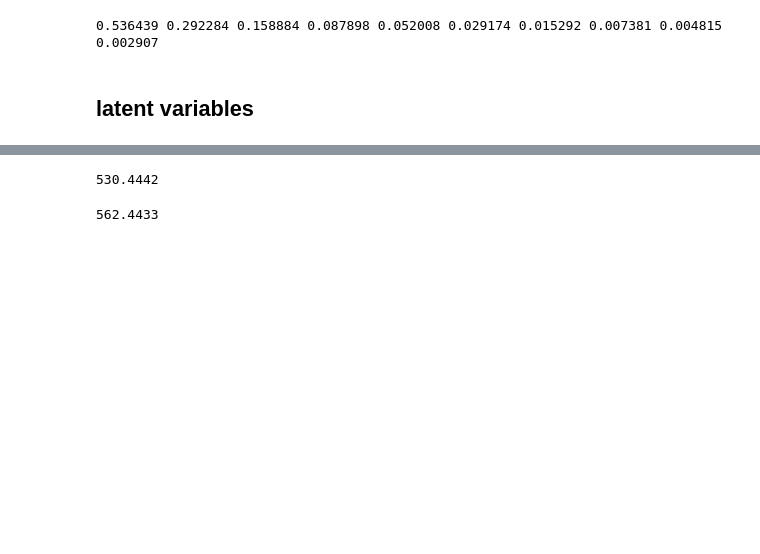
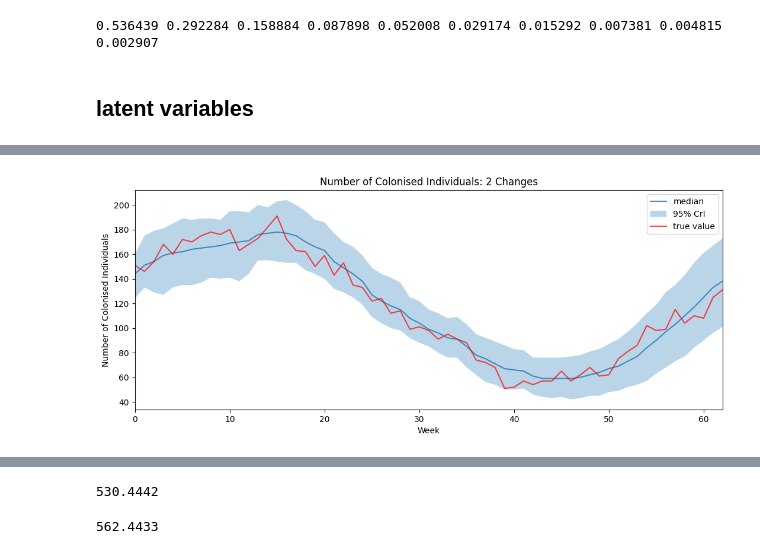
Before and after one commit to neilljn/AntiDOTE_Methods, a Jupyter notebook: experiments/sim_study_rippler_varying_U_changes/results.ipynb, the cells around one changed output, grey strips where cells are left out. Drawn from its saved outputs; the diff is of its cells as text; code cells hidden in the pictures; blank space fills up the shorter version.

```diff
--- a/experiments/sim_study_rippler_varying_U_changes/results.ipynb
+++ b/experiments/sim_study_rippler_varying_U_changes/results.ipynb
@@ -261,0 +288,26 @@ del(MCMC_noncentred_acc_10)
+# %%
+# importing the saved run of the X matrices resulting from the latent variables
+MCMC_noncentred_X = zarr.open('./MCMC_output/U_02/X.zarr', mode='r')
+
+# finding the quantiles
+quantile_array = np.zeros((T+1,3))
+for t in range(T+1):
+    #print(t)
+    quantile_array[t] = np.quantile(np.sum(MCMC_noncentred_X[:,t,:],axis=-1),[0.025,0.5,0.975])
+
+# removing the traces of the latent variables from memory
+del(MCMC_noncentred_X)
+
+# 95% credible interval and median vs true (burn-in removed)
+plt.figure(figsize=(12.8,4.8))
+plt.plot(quantile_array[:,1], alpha=0.8, label="median")
+plt.fill_between(range(T+1), quantile_array[:,0], quantile_array[:,2], alpha=0.3, label="95% CrI")
+plt.plot(np.sum(UC_results['X'],axis=1), color="red", alpha=0.7, label="true value")
+plt.legend(loc="upper right")
+plt.title("Number of Colonised Individuals: 2 Changes")
+plt.xlabel("Week")
+plt.ylabel("Number of Colonised Individuals")
+plt.xlim(0,62)
+plt.show()
+# %% [output]
+[figure, added]
```
Also changed, not shown: parts of 9 cells of this notebook.
